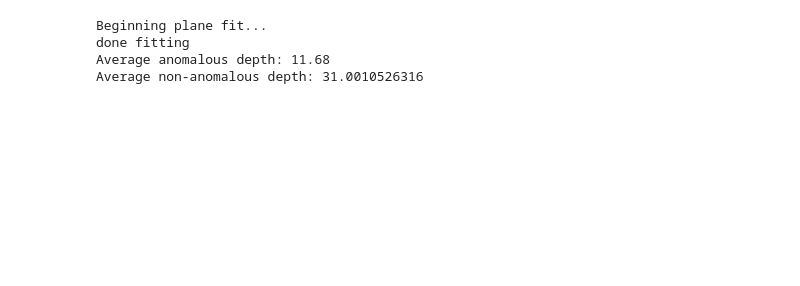
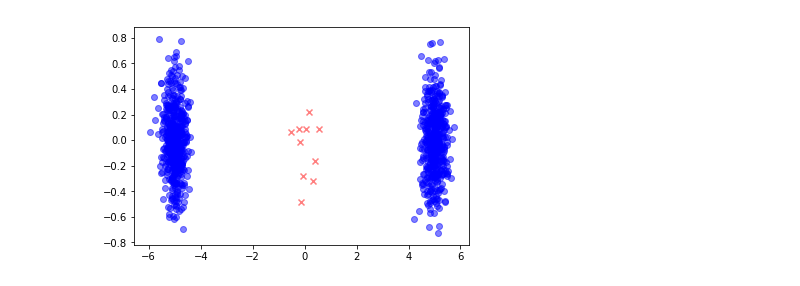
Before and after one commit to neerajgaur/RandomHyperplanes, a Jupyter notebook: proof_of_concept/poc.ipynb, the cells around one changed output. Cells and saved outputs as stored; diff of their text form; code cells hidden in the pictures; blank space fills up the shorter version.

Commit message:
New plots!!!

```diff
--- a/proof_of_concept/poc.ipynb
+++ b/proof_of_concept/poc.ipynb
@@ -114,7 +119,6 @@ def run_iforest_simul(points, y):
     print("Average non-anomalous depth:", np.mean(non_anomalous_depths))
     return (None, depths, None, y)
 # %%
-from planes import RandomHyperplanes
 
 N_ESTIMATORS = 5
 SCORE_AT = 2.5
@@ -122,17 +126,12 @@ SCORE_AT = 2.5
 n = 1000 # number of entries
 p = 2    # features
 
-infection_pct = 0.05
-X, y = _gen_easy_data(n, p, infection_pct)
+infection_pct = 0.10
+X, y = _gen_two_clusters(n, p, infection_pct, variance=0.05)
 
-scores_r, depths_r, y_pred_r, y_r = run_plane_simul(X, y)
+# scores_r, depths_r, y_pred_r, y_r = run_plane_simul(X, y)
 # print("\nDone plane simul-----\n")
 # scores_i, depths_i, y_pred_i, y_i = run_iforest_simul(X, y)
-# %% [output]
-Beginning plane fit...
-done fitting
-Average anomalous depth: 11.68
-Average non-anomalous depth: 31.0010526316
 # %%
 # X[np.where(y==1.0)]
 # %%
@@ -143,0 +141,11 @@ depths = rhp.get_depths(X)
+# %%
+X, y = _gen_two_clusters(n, p, infection_pct, variance=0.25)
+X_non = X[np.where(y == 0)]
+X_anom = X[np.where(y == 1)]
+# %%
+plt.scatter(X_non[:, 0], X_non[:, 1], c='b', marker='o', alpha=0.5)
+plt.scatter(X_anom[:, 0], X_anom[:, 1], c='r', marker='x', alpha=0.5)
+axes = plt.gca()
+plt.show()
+# %% [output]
+[figure, added]
```
Also changed, not shown: parts of 9 cells of this notebook, 4 other files.
